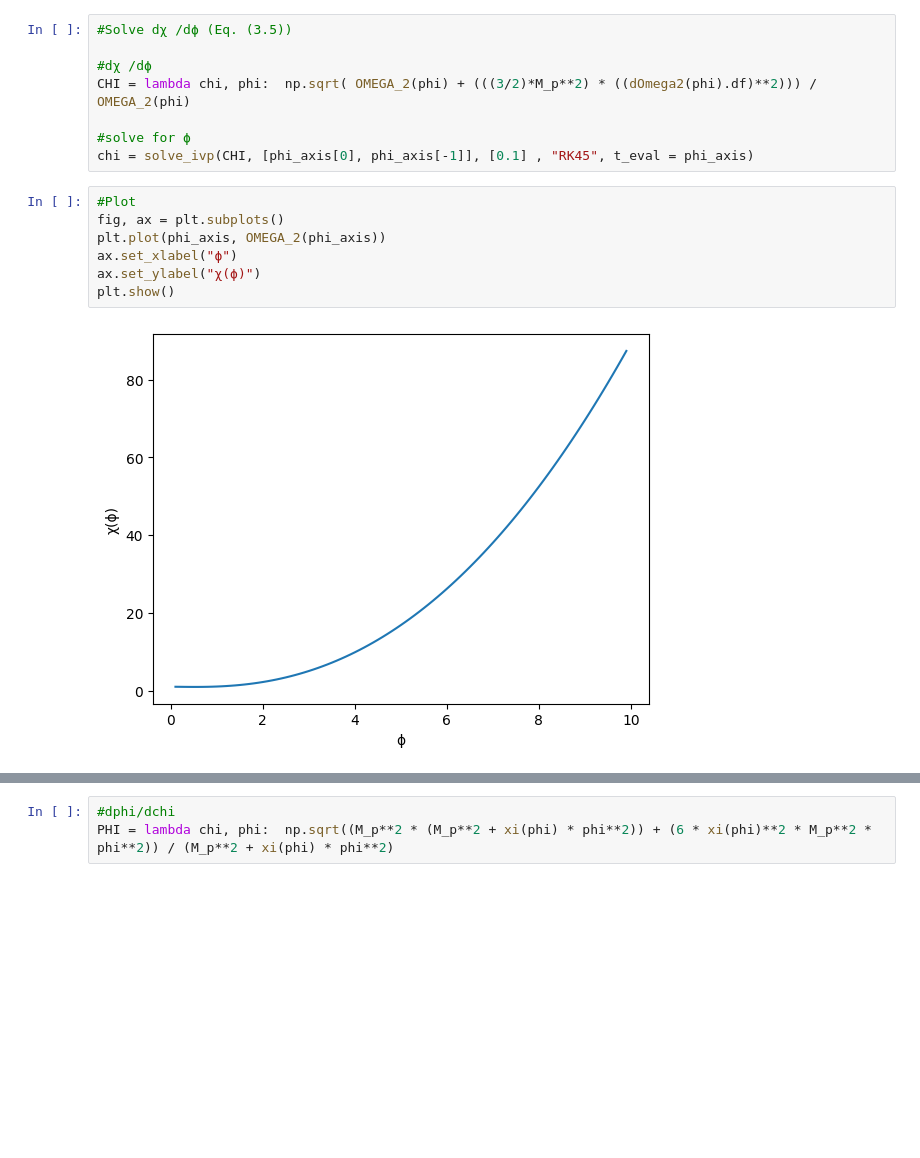
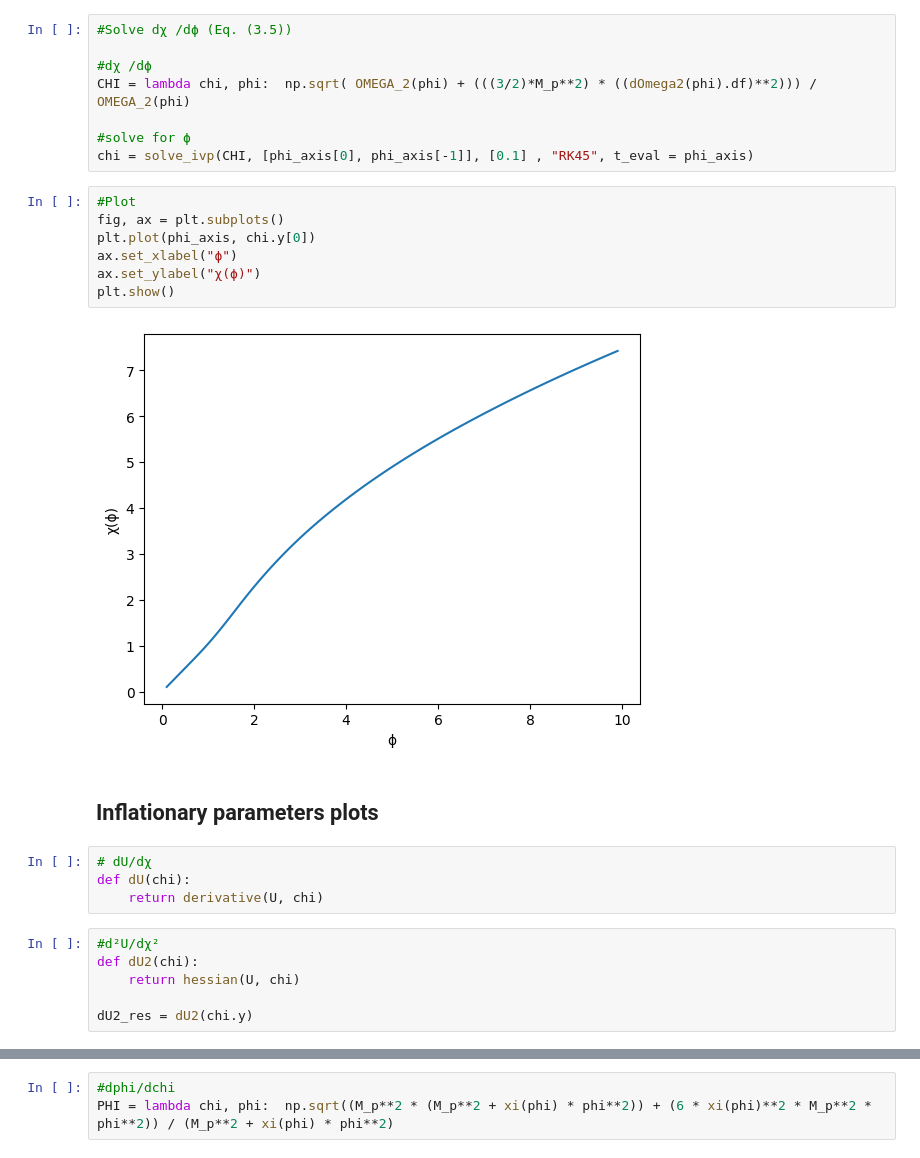
Before and after one commit to EmiliePequeux/MasterThesis, a Jupyter notebook: BallestrosRadPot.ipynb, the cells around one changed output, grey strips where cells are left out. Drawn from its saved outputs; the diff is of its cells as text; blank space fills up the shorter version.

Commit message:
Inflationary parameters plots

```diff
--- a/BallestrosRadPot.ipynb
+++ b/BallestrosRadPot.ipynb
@@ -72,9 +73,21 @@ chi = solve_ivp(CHI, [phi_axis[0], phi_axis[-1]], [0.1] , "RK45", t_eval = phi_a
 # %%
 #Plot
 fig, ax = plt.subplots()
-plt.plot(phi_axis, OMEGA_2(phi_axis))
+plt.plot(phi_axis, chi.y[0])
 ax.set_xlabel("ϕ")
 ax.set_ylabel("χ(ϕ)")
 plt.show()
 # %% [output]
-[figure, old version]
+[figure, new version]
+# %% [markdown]
+## Inflationary parameters plots
+# %%
+# dU/dχ
+def dU(chi):
+    return derivative(U, chi)
+# %%
+#d²U/dχ²
+def dU2(chi):
+    return hessian(U, chi)
+
+dU2_res = dU2(chi.y)
```
Also changed, not shown: parts of 4 cells of this notebook.
